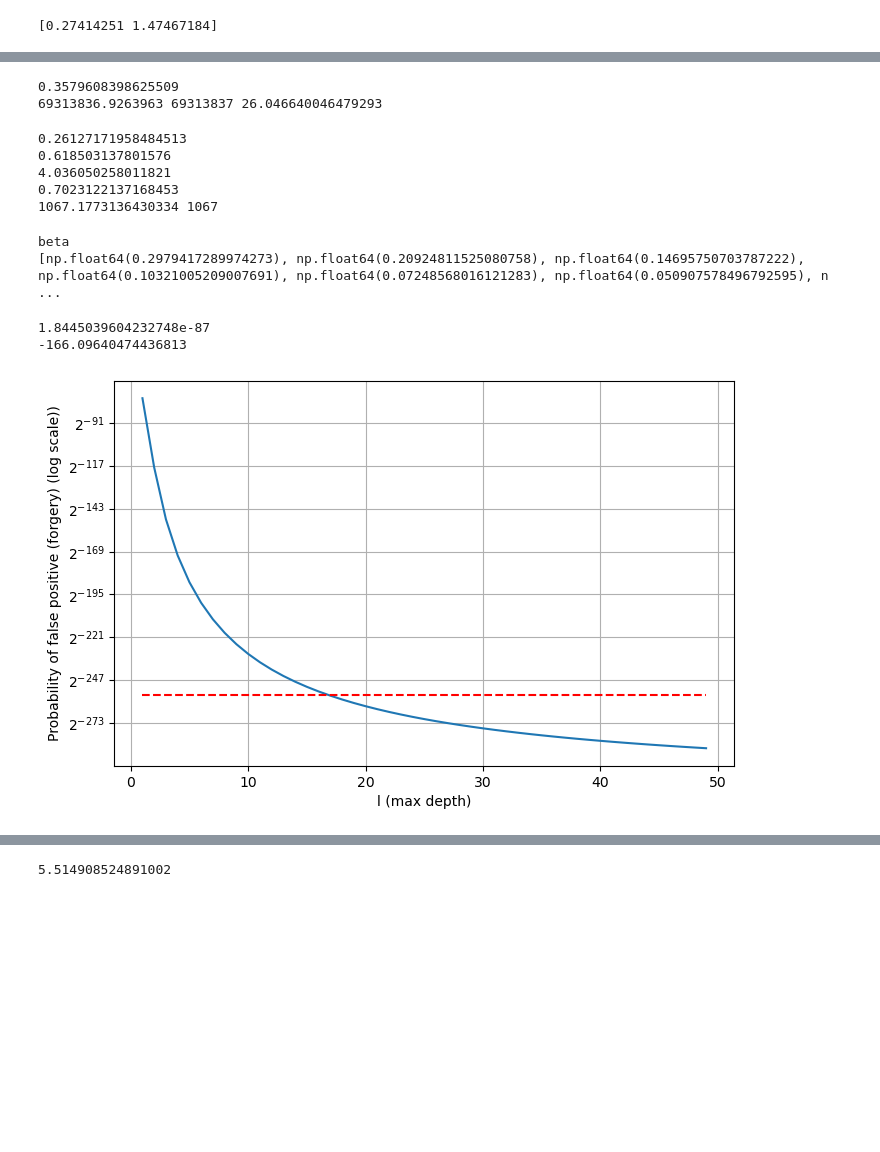
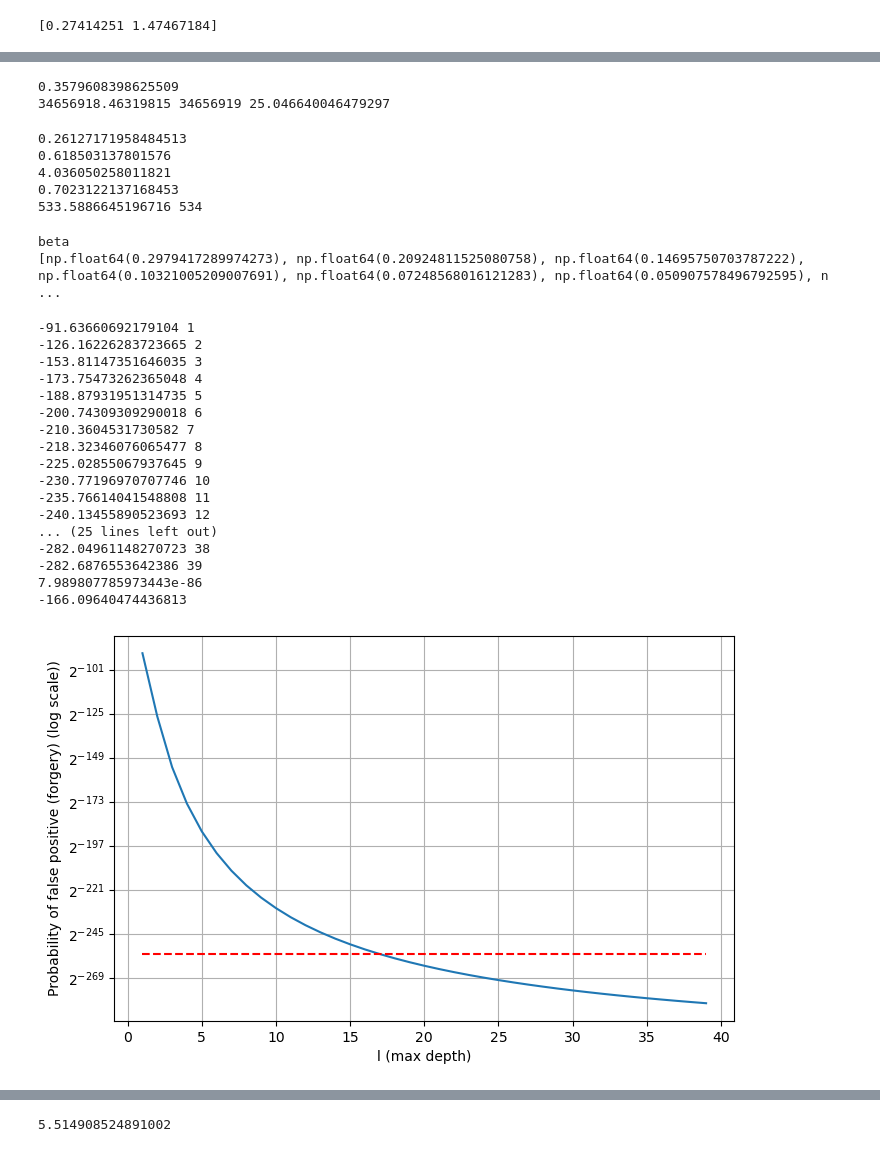
Before and after one commit to osobolewski/hbss-plus, a Jupyter notebook: minimalization.ipynb, the cells around one changed output, grey strips where cells are left out. Drawn from its saved outputs; the diff is of its cells as text; code cells hidden in the pictures; blank space fills up the shorter version.

Commit message:
Add version with analytically derived vector beta

```diff
--- a/minimalization.ipynb
+++ b/minimalization.ipynb
@@ -30,9 +30,9 @@ def probability_function(x):
     r, T = x
     return reduce(mul, [(1 - e ** ((-r ** (d - 1) - r ** l) * T / (1 - r ** l))) ** ((r ** (d - 1) - r ** d) * T / (1 - r ** l)) for d in range(1, l + 1)])
 
-for l in range(1, 50):
+for l in range(1, 40):
     bounds = ([0, 1], [0, 100])
-    res = minimize(probability_function, [0.5, 1], bounds=bounds, tol=1e-100, options={'maxiter': 10000000}, method='l-bfgs-b')
+    res = minimize(probability_function, [0.5, 1], bounds=bounds, tol=1e-150, options={'maxiter': 100000}, method='l-bfgs-b')
     r, T = res.x
 
     rs.append(r)
@@ -44,7 +44,7 @@ print([(x) for x in Ts])
 print([(x) for x in vals])
 
 import math
-print(math.log(vals[-1], vals[0]))
+#print(math.log(vals[-1], vals[0]))
 
 plt.figure(figsize=(8, 5))
 plt.plot(xs, vals, color='red')
@@ -92,13 +100,13 @@ from math import log, e, ceil
 n = 2 ** 19
 
 print(vs[20-1])
-m = - n * (log(2 ** (-256), e)) / (log(2, e) ** 2) * vs[20 - 1]
+m = - n * (log(2 ** (-256), e)) / (log(2, e) ** 2) * vs[20 - 1] / 2
 print(m, ceil(m), log(m, 2))
 
 m = ceil(m)
 # %% [output]
 0.3579608398625509
-69313836.9263963 69313837 26.046640046479293
+34656918.46319815 34656919 25.046640046479297
 # %%
 print(vals[20 - 1])
 print(vals[1 - 1])
@@ -115,7 +123,7 @@ k = round(k)
 0.618503137801576
 4.036050258011821
 0.7023122137168453
-1067.1773136430334 1067
+533.5886645196716 534
 # %%
 print("beta")
 print([(1 - rs[20 - 1])/(1 - rs[20 - 1] ** 20) * rs[20 - 1] **(d - 1) for d in range(1, 21)])
@@ -128,37 +136,53 @@ from math import e, log
 
 xs = []
 ys = []
-for depth in range(1, 50):
+for depth in range(1, 40):
     xs.append(depth)
     prob = 1
     e2 = 1
 
     beta = []
     r = rs[depth - 1]
     T = Ts[depth - 1]
     k = int(T * 2 * m / n)
     beta_0 = (1-r)/(1-r**depth)
     beta = [beta_0 * r ** (d - 1) for d in range(1, depth + 1)]
 
     for d in range(0, depth):
-        exponent = sum([beta[i] for i in range(d, depth)]) * k * n / m
+        exponent = sum([beta[i] for i in range(d, depth)]) * k * (n / 2) / m
         prob *= pow(1 - e ** (-exponent), beta[d] * k)
         e2 += e ** (-exponent)
     ys.append(prob)
+    print(log(prob,2), depth)
 
 print(min(ys))
 plt.figure(figsize=(8, 5))
 plt.xlabel('l (max depth)')
 plt.ylabel('Probability of false positive (forgery) (log scale))')
 plt.grid(True)
 plt.yscale('log', base=2)
 plt.plot(xs, ys)
 plt.plot(xs, [2** -256 for _ in xs], color='red', linestyle='dashed')
 print(log(10** -50, 2))
 # %% [output]
-1.8445039604232748e-87
+-91.63660692179104 1
+-126.16226283723665 2
+-153.81147351646035 3
+-173.75473262365048 4
+-188.87931951314735 5
+-200.74309309290018 6
+-210.3604531730582 7
+-218.32346076065477 8
+-225.02855067937645 9
+-230.77196970707746 10
+-235.76614041548808 11
+-240.13455890523693 12
+... (25 lines left out)
+-282.04961148270723 38
+-282.6876553642386 39
+7.989807785973443e-86
 -166.09640474436813
-[figure, old version]
+[figure, new version]
 # %%
 # 128-bit security
 from math import log, e, ceil
```
Also changed, not shown: parts of 7 cells of this notebook, 11 other files.
